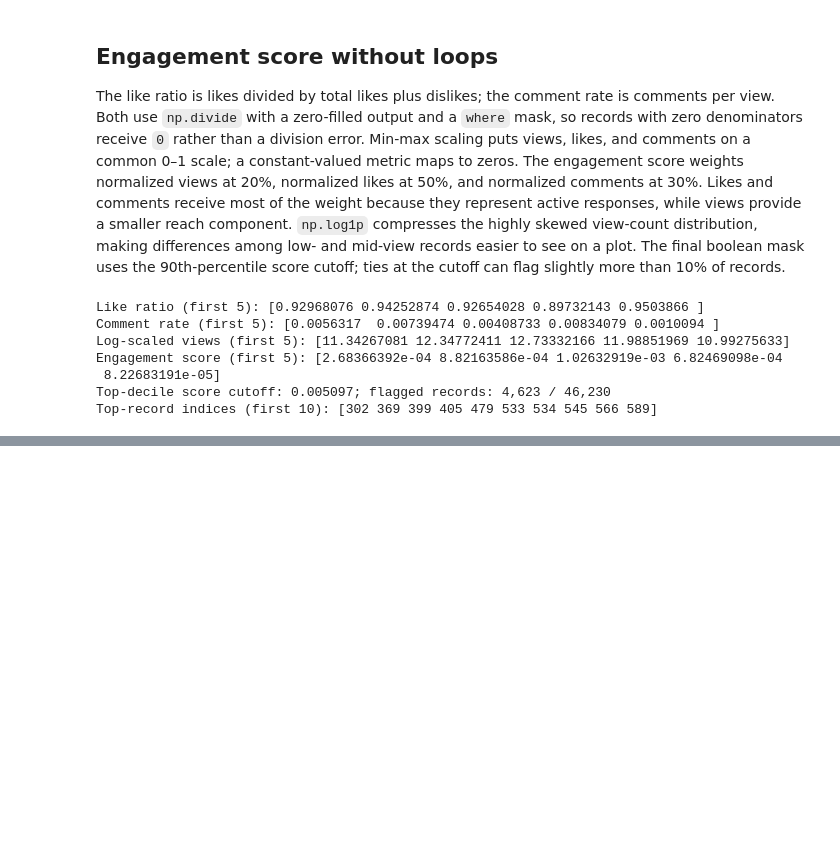
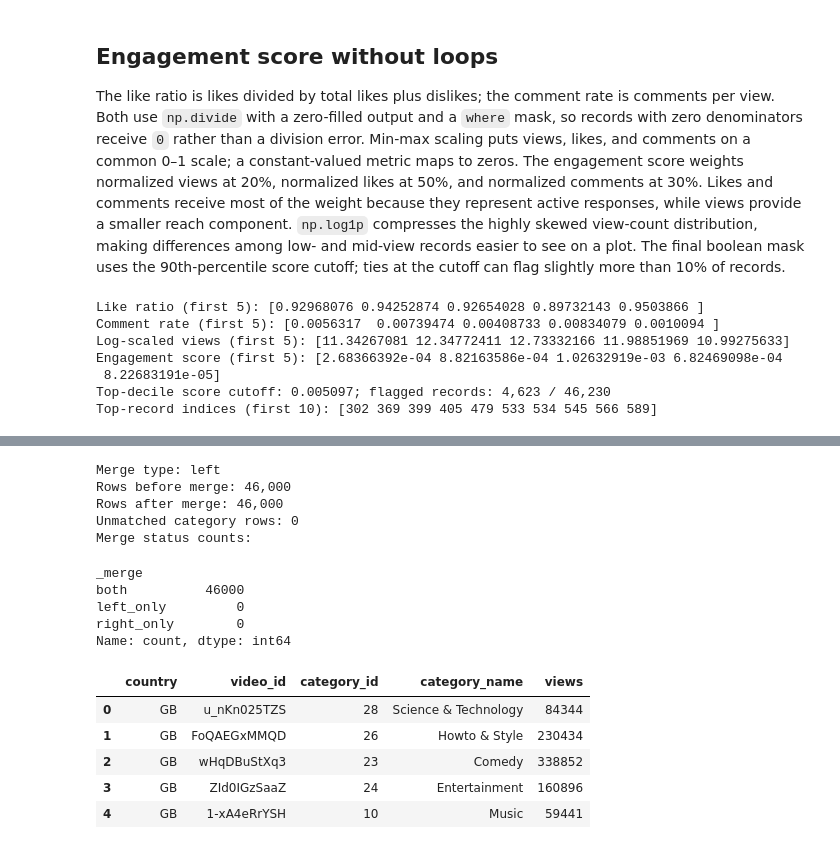
Before and after one commit to narayn87/trendpulse, a Jupyter notebook: part2_numpy_pandas/np&pddatawra.ipynb, the cells around one changed output, grey strips where cells are left out. Cells and saved outputs as stored; diff of their text form; code cells hidden in the pictures; blank space fills up the shorter version.

```diff
--- a/part2_numpy_pandas/np&pddatawra.ipynb
+++ b/part2_numpy_pandas/np&pddatawra.ipynb
@@ -155,0 +632,48 @@ Top-record indices (first 10): [302 369 399 405 479 533 534 545 566 589]
+# %%
+category_lookup = pd.read_csv(DATA_DIR / "categories.csv")
+rows_before_category_merge = len(combined_data)
+video_data_with_categories = combined_data.merge(
+    category_lookup,
+    on="category_id",
+    how="left",
+    validate="many_to_one",
+    indicator=True,
+)
+rows_after_category_merge = len(video_data_with_categories)
+category_merge_counts = video_data_with_categories["_merge"].value_counts()
+unmatched_category_rows = int(
+    category_merge_counts.get("left_only", 0)
+)
+
+print("Merge type: left")
+print(f"Rows before merge: {rows_before_category_merge:,}")
+print(f"Rows after merge: {rows_after_category_merge:,}")
+print(f"Unmatched category rows: {unmatched_category_rows:,}")
+print("Merge status counts:")
+display(category_merge_counts)
+assert rows_after_category_merge == rows_before_category_merge
+assert unmatched_category_rows == 0
+
+video_data_with_categories = video_data_with_categories.drop(columns="_merge")
+display(
+    video_data_with_categories[
+        ["country", "video_id", "category_id", "category_name", "views"]
+    ].head()
+)
+# %% [output]
+Merge type: left
+Rows before merge: 46,000
+Rows after merge: 46,000
+Unmatched category rows: 0
+Merge status counts:
+_merge
+both          46000
+left_only         0
+right_only        0
+Name: count, dtype: int64
+|  | country | video_id | category_id | category_name | views |
+| 0 | GB | u_nKn025TZS | 28 | Science & Technology | 84344 |
+| 1 | GB | FoQAEGxMMQD | 26 | Howto & Style | 230434 |
+| 2 | GB | wHqDBuStXq3 | 23 | Comedy | 338852 |
+| 3 | GB | ZId0IGzSaaZ | 24 | Entertainment | 160896 |
+| 4 | GB | 1-xA4eRrYSH | 10 | Music | 59441 |
```
Also changed, not shown: parts of 15 cells of this notebook, 1 other file.
